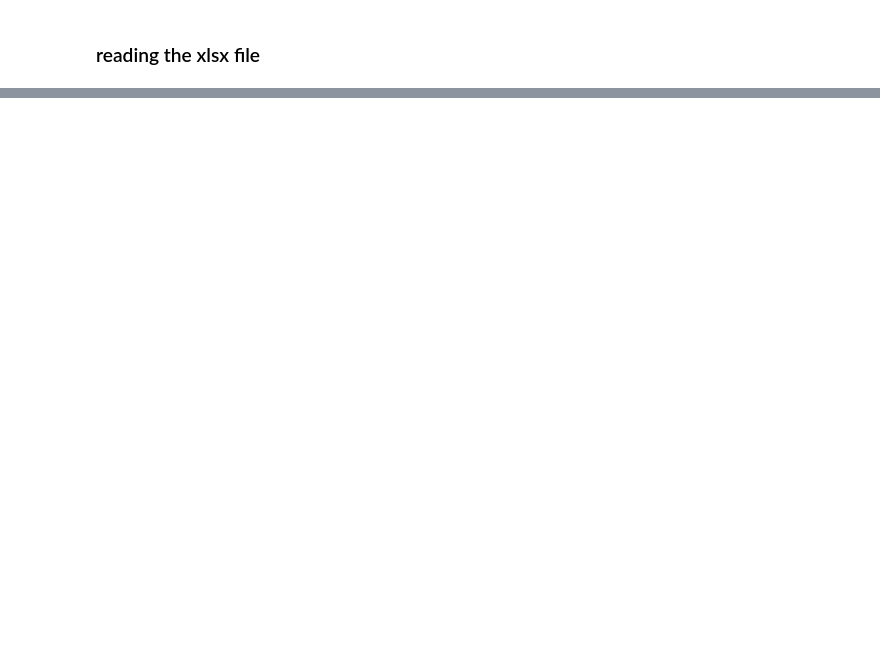
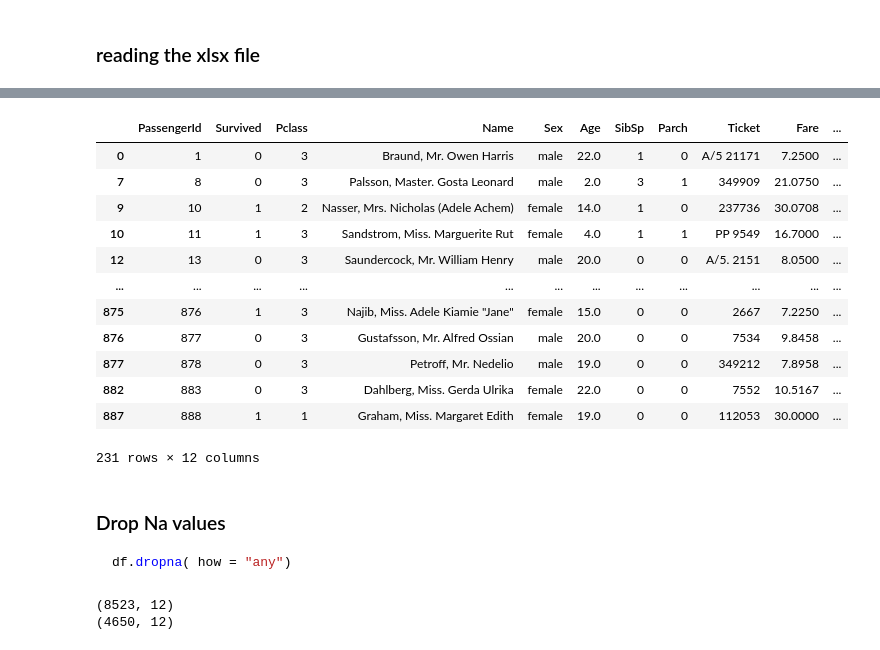
Before and after one commit to Prime91Manu/Guides, a Jupyter notebook: Guides_Folder/Python/07. Introduction to Pandas.ipynb, the cells around one changed output, grey strips where cells are left out. Saved outputs shown, nothing was run; the diff lists cells and outputs as text; code cells hidden in the pictures; blank space fills up the shorter version.

Commit message:
Update Introduction to Pandas

````diff
--- a/Guides_Folder/Python/07. Introduction to Pandas.ipynb
+++ b/Guides_Folder/Python/07. Introduction to Pandas.ipynb
@@ -69,0 +206,36 @@ df.head()
+# %%
+df[ df["Age"] <= 22.0 ]
+# %% [output]
+|  | PassengerId | Survived | Pclass | Name | Sex | Age | SibSp | Parch | Ticket | Fare | ... |
+| 0 | 1 | 0 | 3 | Braund, Mr. Owen Harris | male | 22.0 | 1 | 0 | A/5 21171 | 7.2500 | ... |
+| 7 | 8 | 0 | 3 | Palsson, Master. Gosta Leonard | male | 2.0 | 3 | 1 | 349909 | 21.0750 | ... |
+| 9 | 10 | 1 | 2 | Nasser, Mrs. Nicholas (Adele Achem) | female | 14.0 | 1 | 0 | 237736 | 30.0708 | ... |
+| 10 | 11 | 1 | 3 | Sandstrom, Miss. Marguerite Rut | female | 4.0 | 1 | 1 | PP 9549 | 16.7000 | ... |
+| 12 | 13 | 0 | 3 | Saundercock, Mr. William Henry | male | 20.0 | 0 | 0 | A/5. 2151 | 8.0500 | ... |
+| ... | ... | ... | ... | ... | ... | ... | ... | ... | ... | ... | ... |
+| 875 | 876 | 1 | 3 | Najib, Miss. Adele Kiamie "Jane" | female | 15.0 | 0 | 0 | 2667 | 7.2250 | ... |
+| 876 | 877 | 0 | 3 | Gustafsson, Mr. Alfred Ossian | male | 20.0 | 0 | 0 | 7534 | 9.8458 | ... |
+| 877 | 878 | 0 | 3 | Petroff, Mr. Nedelio | male | 19.0 | 0 | 0 | 349212 | 7.8958 | ... |
+| 882 | 883 | 0 | 3 | Dahlberg, Miss. Gerda Ulrika | female | 22.0 | 0 | 0 | 7552 | 10.5167 | ... |
+| 887 | 888 | 1 | 1 | Graham, Miss. Margaret Edith | female | 19.0 | 0 | 0 | 112053 | 30.0000 | ... |
+231 rows × 12 columns
+# %% [markdown]
+### Drop Na values
+```python
+df.dropna( how = "any")
+```
+# %%
+import pandas as pd
+import numpy as np
+
+### Example
+
+## read data
+data_BM = pd.read_csv("ZZ._Auxiliary_Data/07._Introduction_to_Pandas/bigmart_data.csv")
+print( data_BM.shape )
+## drop na values data
+data_BM = data_BM.dropna( how = "any")
+print( data_BM.shape )
+# %% [output]
+(8523, 12)
+(4650, 12)
````
Also changed, not shown: parts of 36 cells of this notebook, 15 other files.
